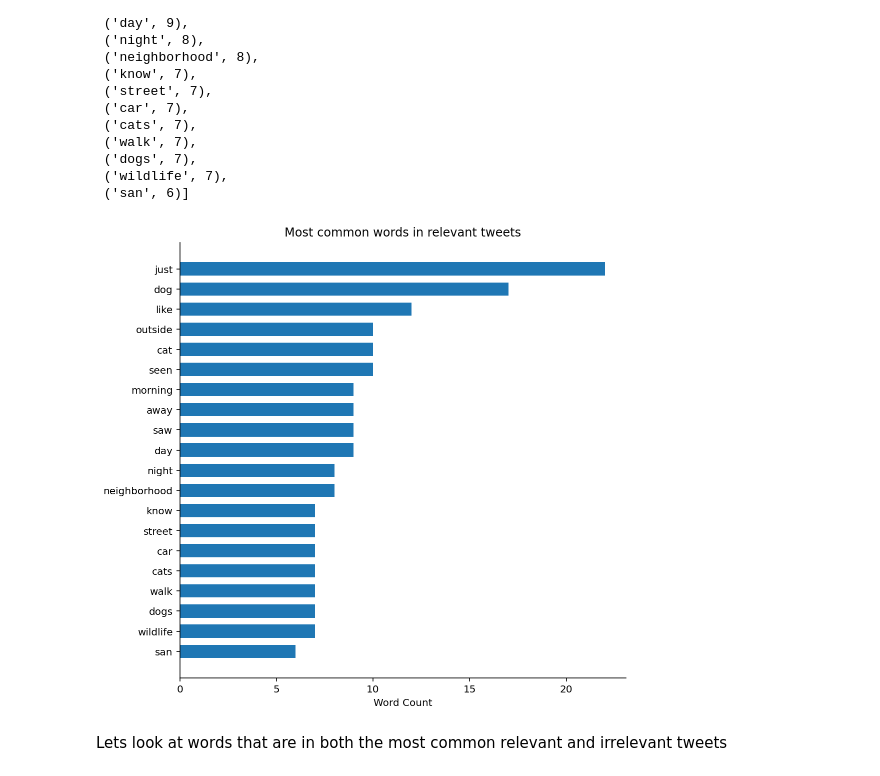
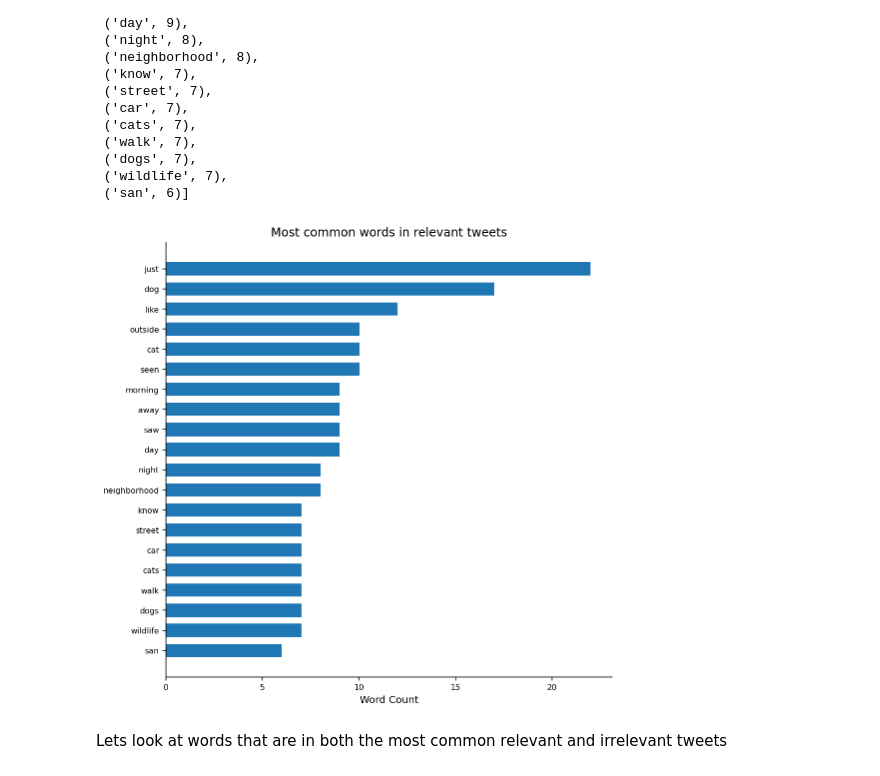
Before and after one commit to Isaac1o/CDFW, a Jupyter notebook: twitter/coyotes/notebooks/coyote_eda.ipynb, the cells around one changed output. Drawn from its saved outputs; the diff is of its cells as text; code cells hidden in the pictures.

```diff
--- a/twitter/coyotes/notebooks/coyote_eda.ipynb
+++ b/twitter/coyotes/notebooks/coyote_eda.ipynb
@@ -214,17 +214,17 @@ rel_counts.reverse()
 # %%
 fig, ax = plt.subplots(figsize=(8, 8))
 
 ax.barh(rel_words, rel_counts, height=.66)
 ax.set_title('Most common words in relevant tweets')
 ax.set_xlabel('Word Count')
-ax.tick_params(axis='both', labelsize=10)
+ax.tick_params(axis='both', labelsize=8)
 
 ax.spines['right'].set_visible(False)
 ax.spines['top'].set_visible(False)
 
 plt.show()
 # %% [output]
-[figure, old version]
+[figure, new version]
 # %% [markdown]
 Lets look at words that are in both the most common relevant and irrelevant tweets
 # %%
```
Also changed, not shown: parts of 3 cells of this notebook.
